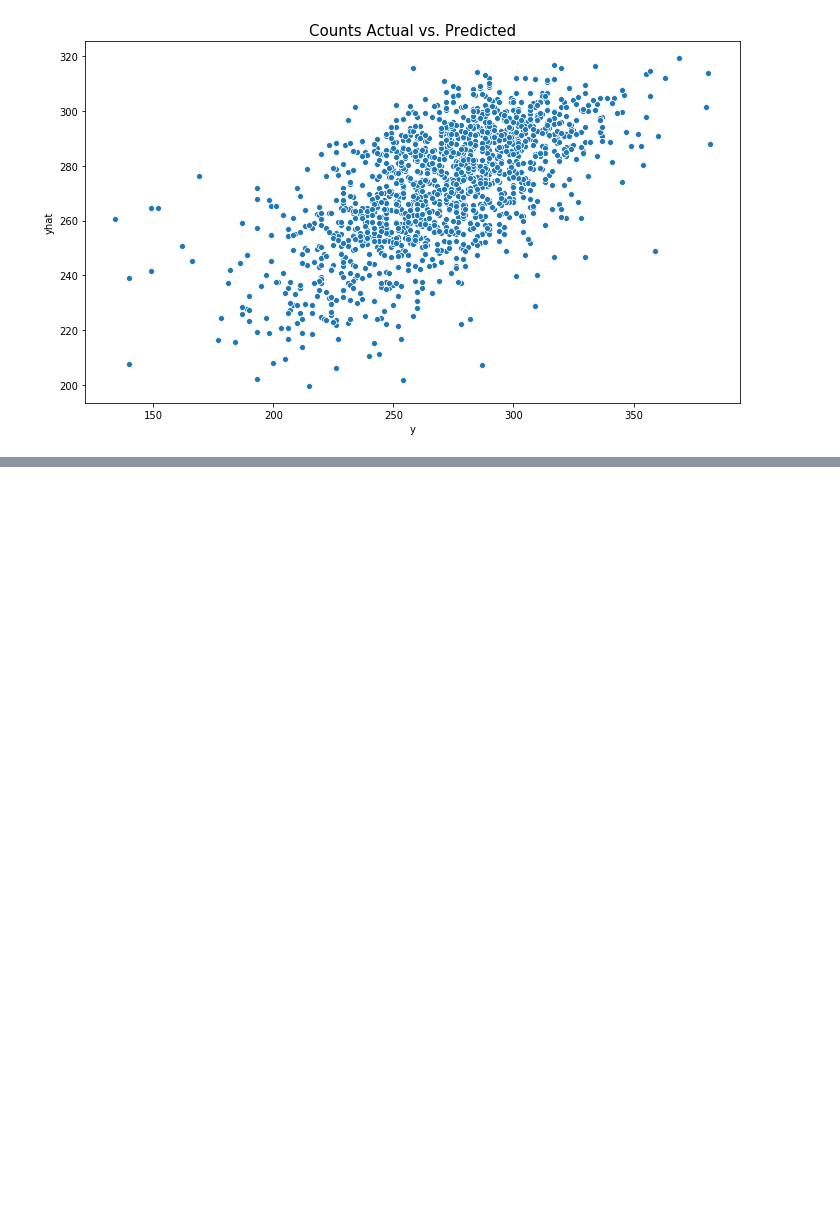
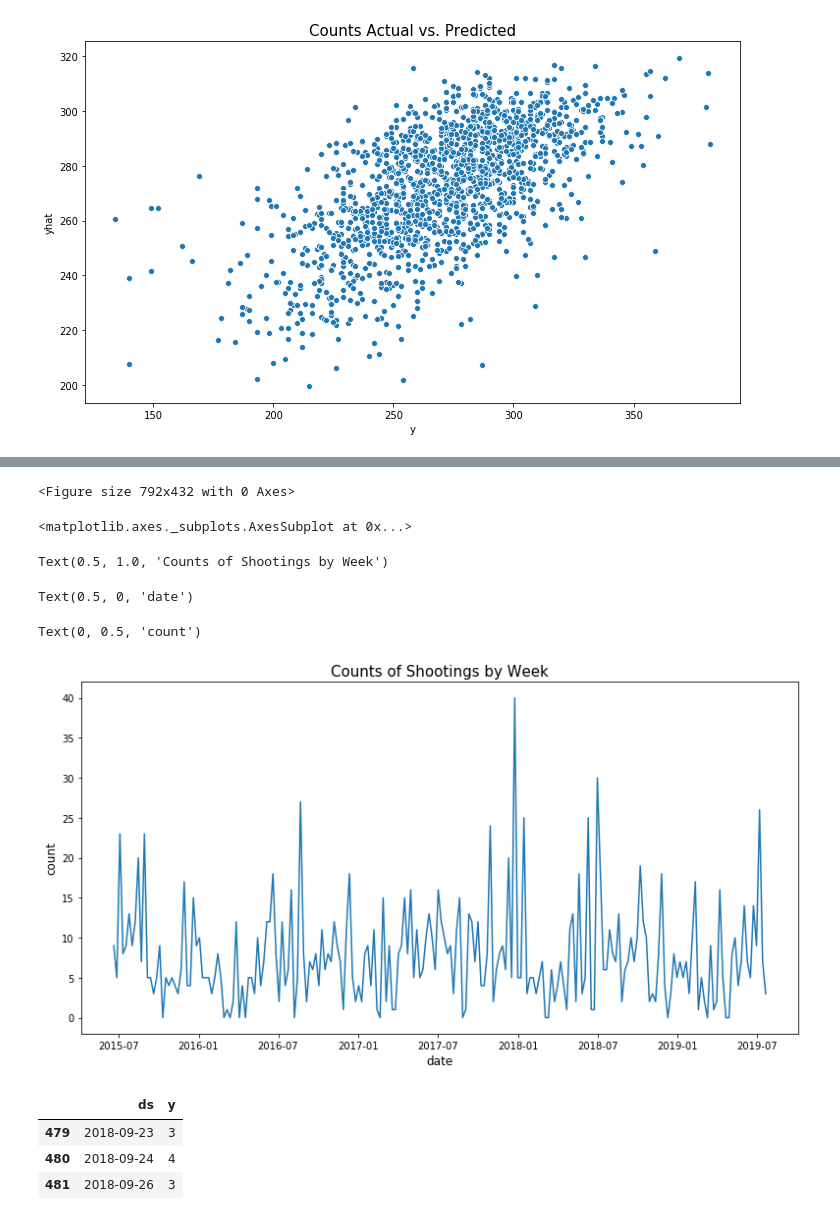
Before and after one commit to clstaub/Crime_Maps, a Jupyter notebook: EDA_modeling.ipynb, the cells around one changed output, grey strips where cells are left out. Drawn from its saved outputs; the diff is of its cells as text; code cells hidden in the pictures; blank space fills up the shorter version.

```diff
--- a/EDA_modeling.ipynb
+++ b/EDA_modeling.ipynb
@@ -350,0 +437,8 @@ Text(0.5, 1.0, 'Counts Actual vs. Predicted')
+# %%
+weeklyshoot = dfshoot.set_index(pd.DatetimeIndex(dfshoot['date']))
+weeklyshoot = pd.DataFrame(weeklyshoot.resample('W').count())
+weeklyshoot = weeklyshoot.drop(['date'], axis=1)
+weeklyshoot.reset_index(inplace=True)
+weeklyshoot = weeklyshoot[['date', 'INCIDENT_NUMBER']]
+weeklyshoot.columns = ['ds', 'y']
+weeklyshoot.head()
@@ -350,0 +452,14 @@ Text(0.5, 1.0, 'Counts Actual vs. Predicted')
+# %%
+plt.figure(figsize=(11,6))
+sns.lineplot(x='ds',y='y',data=weeklyshoot)
+plt.title('Counts of Shootings by Week',size=15)
+plt.xlabel('date', size=12)
+plt.ylabel('count', size=12)
+plt.tight_layout()
+# %% [output]
+<Figure size 792x432 with 0 Axes>
+<matplotlib.axes._subplots.AxesSubplot at 0x...>
+Text(0.5, 1.0, 'Counts of Shootings by Week')
+Text(0.5, 0, 'date')
+Text(0, 0.5, 'count')
+[figure, added]
@@ -350,0 +468,9 @@ Text(0.5, 1.0, 'Counts Actual vs. Predicted')
+# %%
+shoot_pred_size = 100
+train_df_shoot = dailyshoot[:-shoot_pred_size]
+train_df_shoot.tail(3)
+# %% [output]
+|  | ds | y |
+| 479 | 2018-09-23 | 3 |
+| 480 | 2018-09-24 | 4 |
+| 481 | 2018-09-26 | 3 |
```
Also changed, not shown: parts of 30 cells of this notebook.
